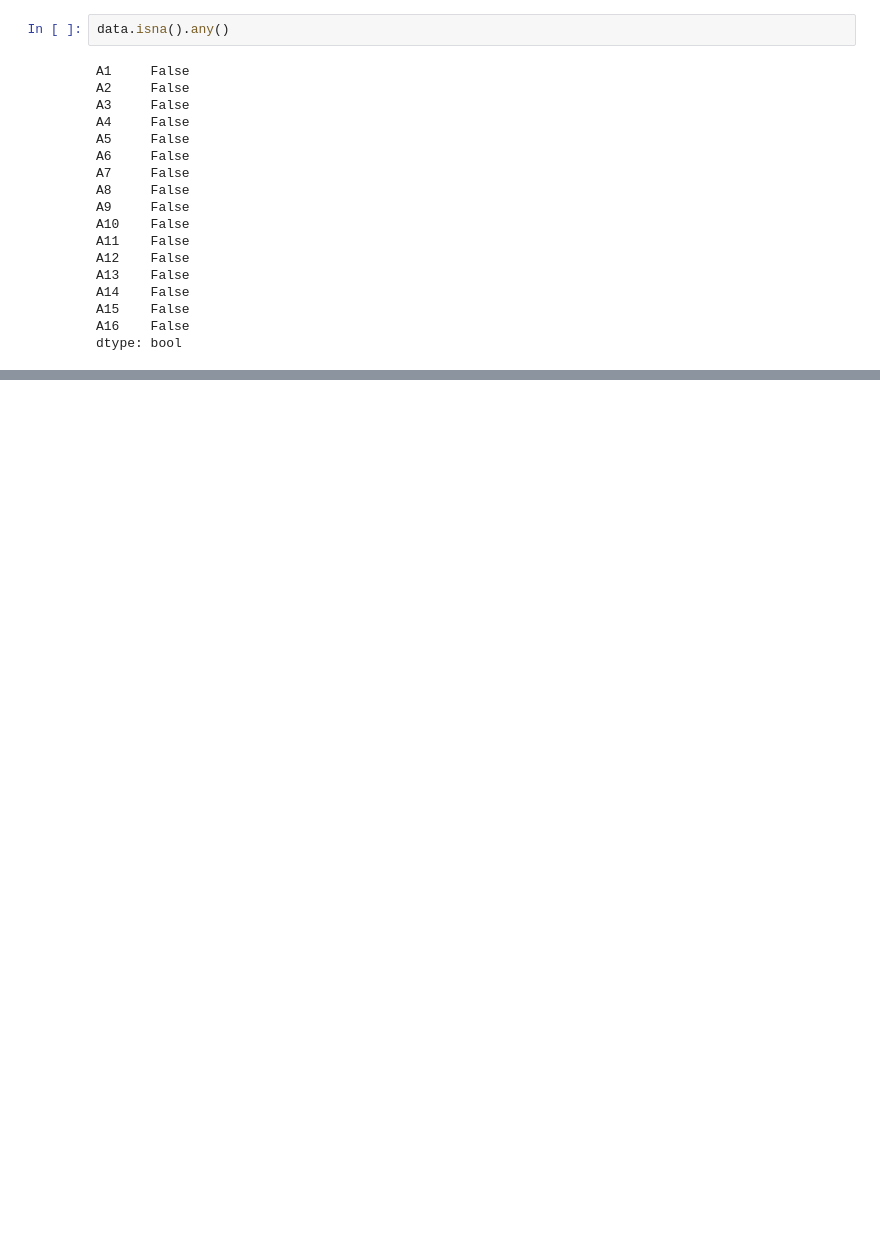
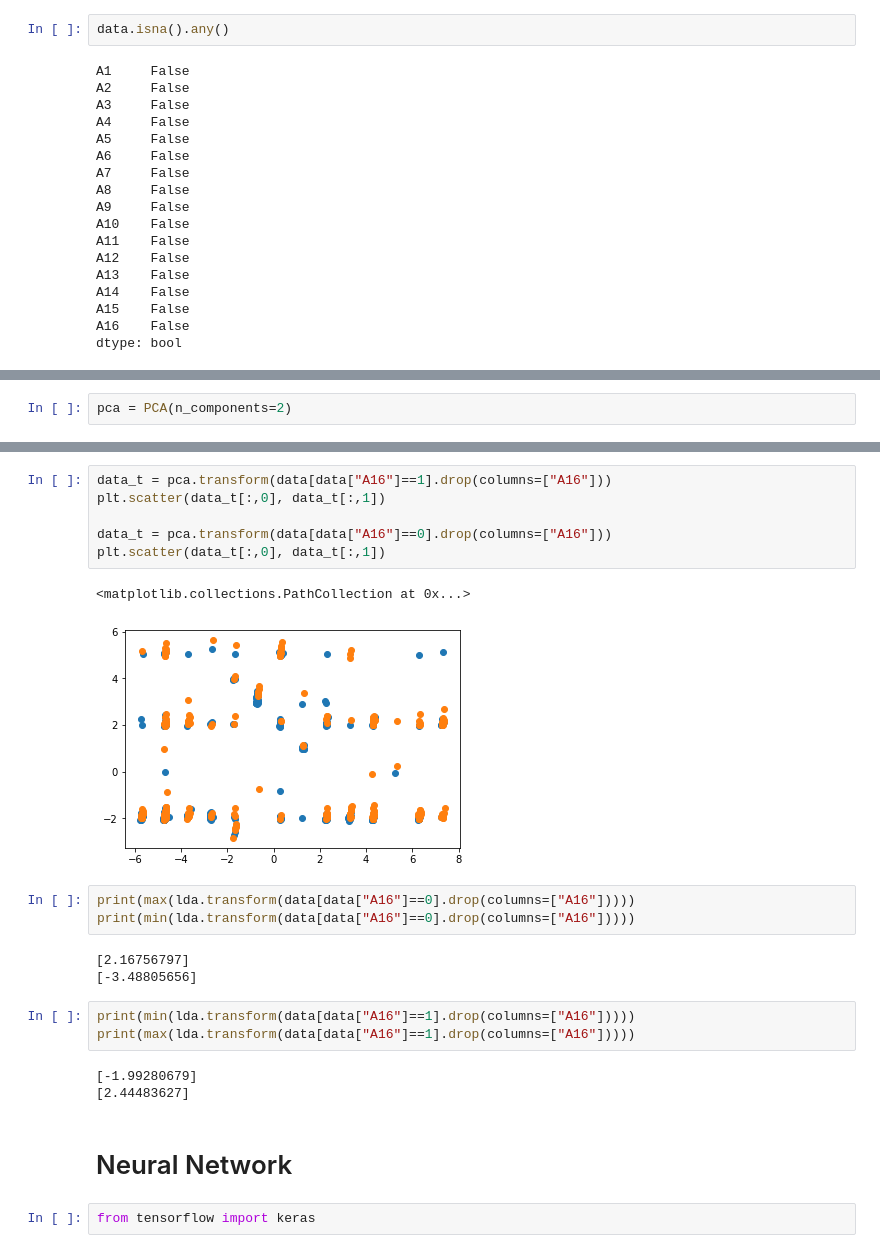
Before and after one commit to AUT-Student/NN-HW1, a Jupyter notebook: NN_HW1.ipynb, the cells around one changed output, grey strips where cells are left out. Drawn from its saved outputs; the diff is of its cells as text; blank space fills up the shorter version.

```diff
--- a/NN_HW1.ipynb
+++ b/NN_HW1.ipynb
@@ -89,0 +118,2 @@ data
+# %%
+pca = PCA(n_components=2)
@@ -89,0 +124,25 @@ data
+# %%
+data_t = pca.transform(data[data["A16"]==1].drop(columns=["A16"]))
+plt.scatter(data_t[:,0], data_t[:,1])
+
+data_t = pca.transform(data[data["A16"]==0].drop(columns=["A16"]))
+plt.scatter(data_t[:,0], data_t[:,1])
+# %% [output]
+<matplotlib.collections.PathCollection at 0x...>
+[figure, added]
+# %%
+print(max(lda.transform(data[data["A16"]==0].drop(columns=["A16"]))))
+print(min(lda.transform(data[data["A16"]==0].drop(columns=["A16"]))))
+# %% [output]
+[2.16756797]
+[-3.48805656]
+# %%
+print(min(lda.transform(data[data["A16"]==1].drop(columns=["A16"]))))
+print(max(lda.transform(data[data["A16"]==1].drop(columns=["A16"]))))
+# %% [output]
+[-1.99280679]
+[2.44483627]
+# %% [markdown]
+# Neural Network
+# %%
+from tensorflow import keras
```
Also changed, not shown: parts of 24 cells of this notebook.
